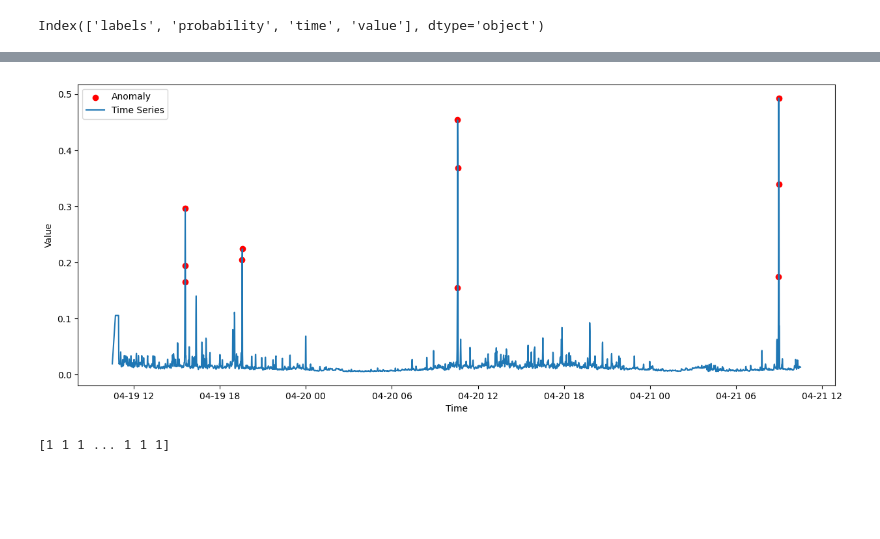
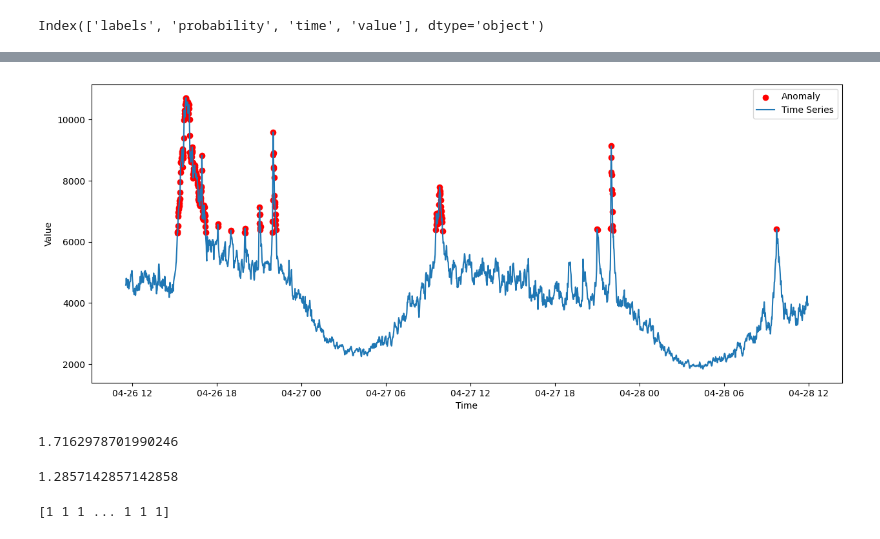
Before and after one commit to REU-DS-CLUB/redlab_hack, a Jupyter notebook: models.ipynb, the cells around one changed output, grey strips where cells are left out. Drawn from its saved outputs; the diff is of its cells as text; code cells hidden in the pictures; blank space fills up the shorter version.

```diff
--- a/models.ipynb
+++ b/models.ipynb
@@ -37,8 +38,8 @@ def calculate_weight(anomaly_dict: dict[str, pd.DataFrame], start: datetime, end
 
     return weights
 # %%
-start_str = "2024-04-19 10:30:00"
-end_str = "2024-04-21 10:30:00"
+start_str = "2024-04-26 11:32:00"
+end_str = "2024-04-28 11:58:00"
 date_format = "%Y-%m-%d %H:%M:%S"
 
 start_obj = datetime.strptime(start_str, date_format)
@@ -65,3 +73,3 @@ weights
 # %%
-df = res["web_response"]
+df = res["throughput"]
 # %%
@@ -104,5 +119,5 @@ Name: probability, Length: 2869, dtype: float64
 # %%
-df.probability = df.probability*weights["web_response"]
+df.probability = df.probability*1.28
 # %%
 df.columns
 # %% [output]
@@ -117,28 +148,36 @@ Name: count, dtype: int64
 # %%
 import matplotlib.pyplot as plt
 
 # Создаем график
 plt.figure(figsize=(15, 6))
 
 df = df[(df.time >= start_obj) & (df.time <= end_obj)]
 
 # Отмечаем аномалии красными точками
-plt.scatter(df['time'][df['probability'] > 0.981], df['value'][df['probability'] > 0.981], color='red', label='Anomaly')
+plt.scatter(df['time'][df['probability'] > 0.96], df['value'][df['probability'] > 0.96], color='red', label='Anomaly')
 
 # Строим временной ряд
 plt.plot(df['time'], df['value'], label='Time Series')
 
 # Добавляем легенду
 plt.legend()
 
 # Добавляем названия осей
 plt.xlabel('Time')
 plt.ylabel('Value')
 
 # Отображаем график
 plt.show()
 # %% [output]
-[figure, old version]
+[figure, new version]
+# %%
+(1/(1 + np.exp(-1.8)))*2
+# %% [output]
+1.7162978701990246
+# %%
+(1.8 / (1.8 + 1)) * 2
+# %% [output]
+1.2857142857142858
 # %%
 config_model_name = "LOF"
 metrics_dict = {}
```
Also changed, not shown: parts of 10 cells of this notebook, 1 other file.
